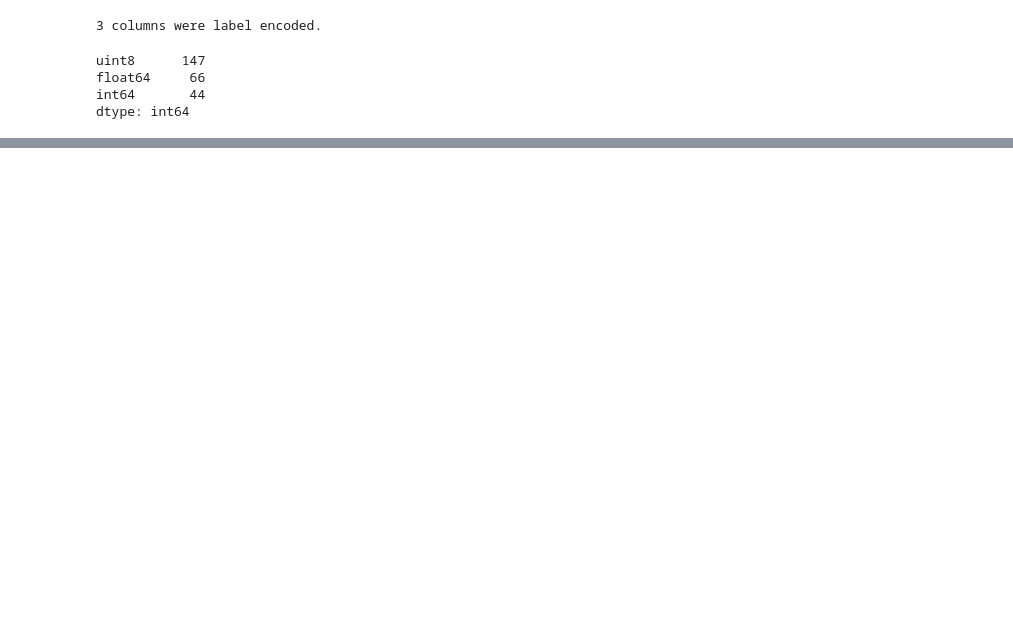
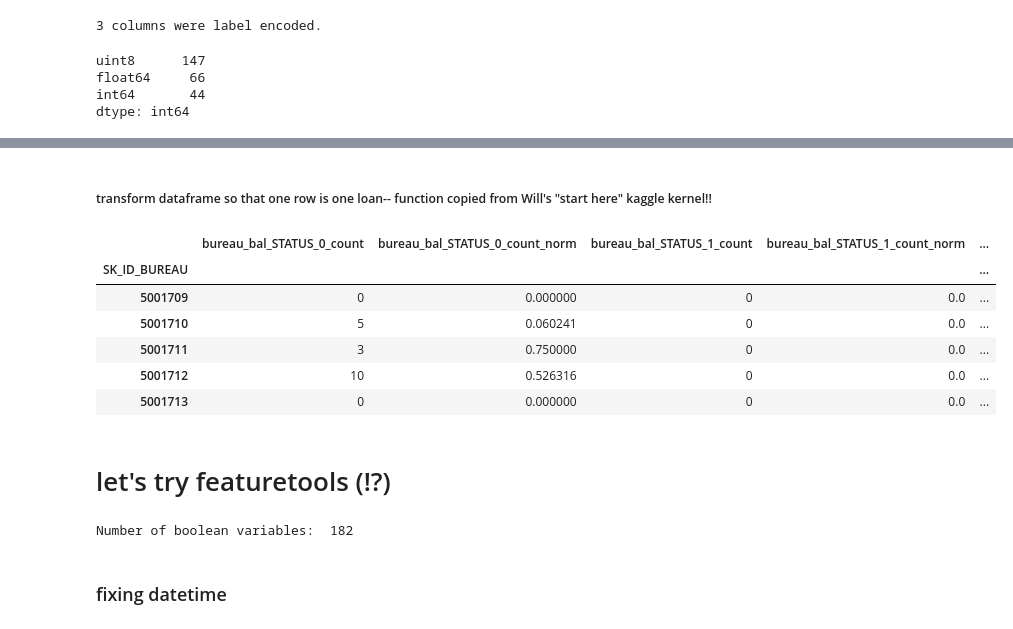
Before and after one commit to IsabellaCiambotti/home_default, a Jupyter notebook: XGB-2.ipynb, the cells around one changed output, grey strips where cells are left out. Drawn from its saved outputs; the diff is of its cells as text; code cells hidden in the pictures; blank space fills up the shorter version.

```diff
--- a/XGB-2.ipynb
+++ b/XGB-2.ipynb
@@ -55,0 +75,2 @@ dtype: int64
+# %% [markdown]
+<h5> transform dataframe so that one row is one loan-- function copied from Will's "start here" kaggle kernel!!
@@ -55,0 +124,11 @@ dtype: int64
+# %%
+bureau_bal_counts = count_categorical(bureau_bal, group_var = 'SK_ID_BUREAU', df_name = 'bureau_bal')
+bureau_bal_counts.head()
+# %% [output]
+|  | bureau_bal_STATUS_0_count | bureau_bal_STATUS_0_count_norm | bureau_bal_STATUS_1_count | bureau_bal_STATUS_1_count_norm | ... |
+| SK_ID_BUREAU |  |  |  |  | ... |
+| 5001709 | 0 | 0.000000 | 0 | 0.0 | ... |
+| 5001710 | 5 | 0.060241 | 0 | 0.0 | ... |
+| 5001711 | 3 | 0.750000 | 0 | 0.0 | ... |
+| 5001712 | 10 | 0.526316 | 0 | 0.0 | ... |
+| 5001713 | 0 | 0.000000 | 0 | 0.0 | ... |
@@ -55,0 +146,2 @@ dtype: int64
+# %% [markdown]
+# let's try featuretools (!?)
@@ -55,0 +150,13 @@ dtype: int64
+# %%
+# make sure featuretools knows what our variable types are
+df_types = {}
+
+# Iterate through the columns and record the Boolean columns
+for col in df_train:
+    # If column is a number with only two values, encode it as a Boolean
+    if (df_train[col].dtype != 'object') and (len(df_train[col].unique()) <= 2):
+        df_types[col] = ft.variable_types.Boolean
+
+print('Number of boolean variables: ', len(df_types))
+# %% [output]
+Number of boolean variables:  182
@@ -55,0 +176,2 @@ dtype: int64
+# %% [markdown]
+<h3> fixing datetime
```
Also changed, not shown: parts of 40 cells of this notebook.
